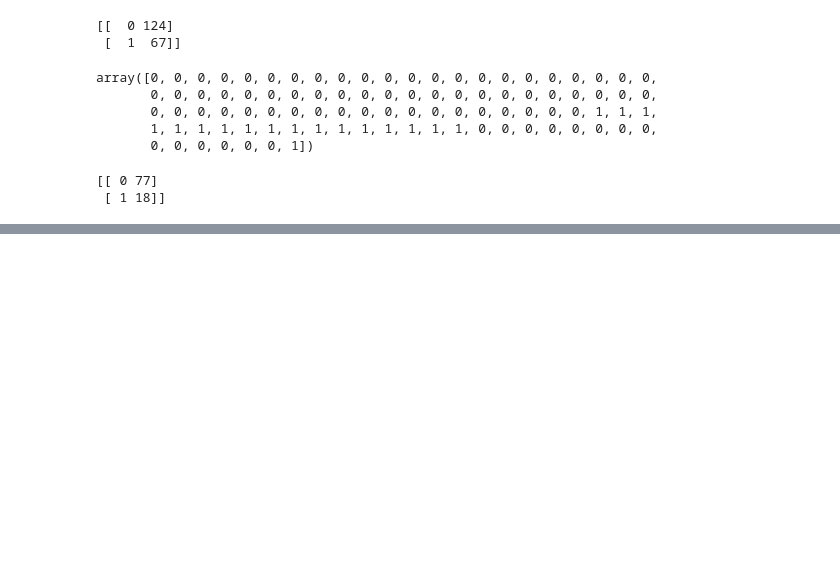
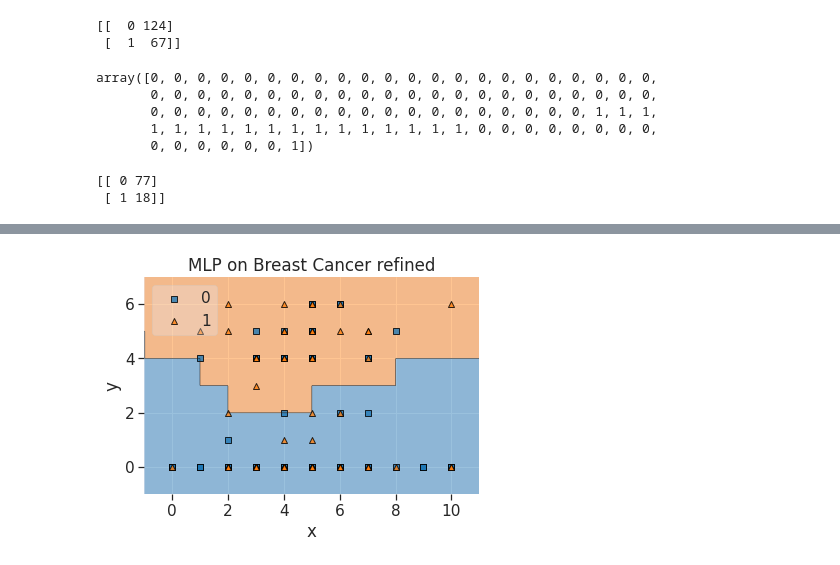
Before and after one commit to BlackCurrantDS/Mining-Rare-Association-Rules, a Jupyter notebook: E2E_ClusteringApproach_BreastCancer_fold3.ipynb, the cells around one changed output, grey strips where cells are left out. Drawn from its saved outputs; the diff is of its cells as text; code cells hidden in the pictures; blank space fills up the shorter version.

```diff
--- a/E2E_ClusteringApproach_BreastCancer_fold3.ipynb
+++ b/E2E_ClusteringApproach_BreastCancer_fold3.ipynb
@@ -3616,0 +3683,11 @@ print(np.asarray((unique, counts)).T)
+# %%
+# Plotting decision regions
+plot_decision_regions(np.array(X), np.array(y), clf=clf_mlp, legend=2)
+
+# Adding axes annotations
+plt.xlabel('x')
+plt.ylabel('y')
+plt.title('MLP on Breast Cancer refined')
+plt.show()
+# %% [output]
+[figure, added]
```
Also changed, not shown: parts of 20 cells of this notebook.
